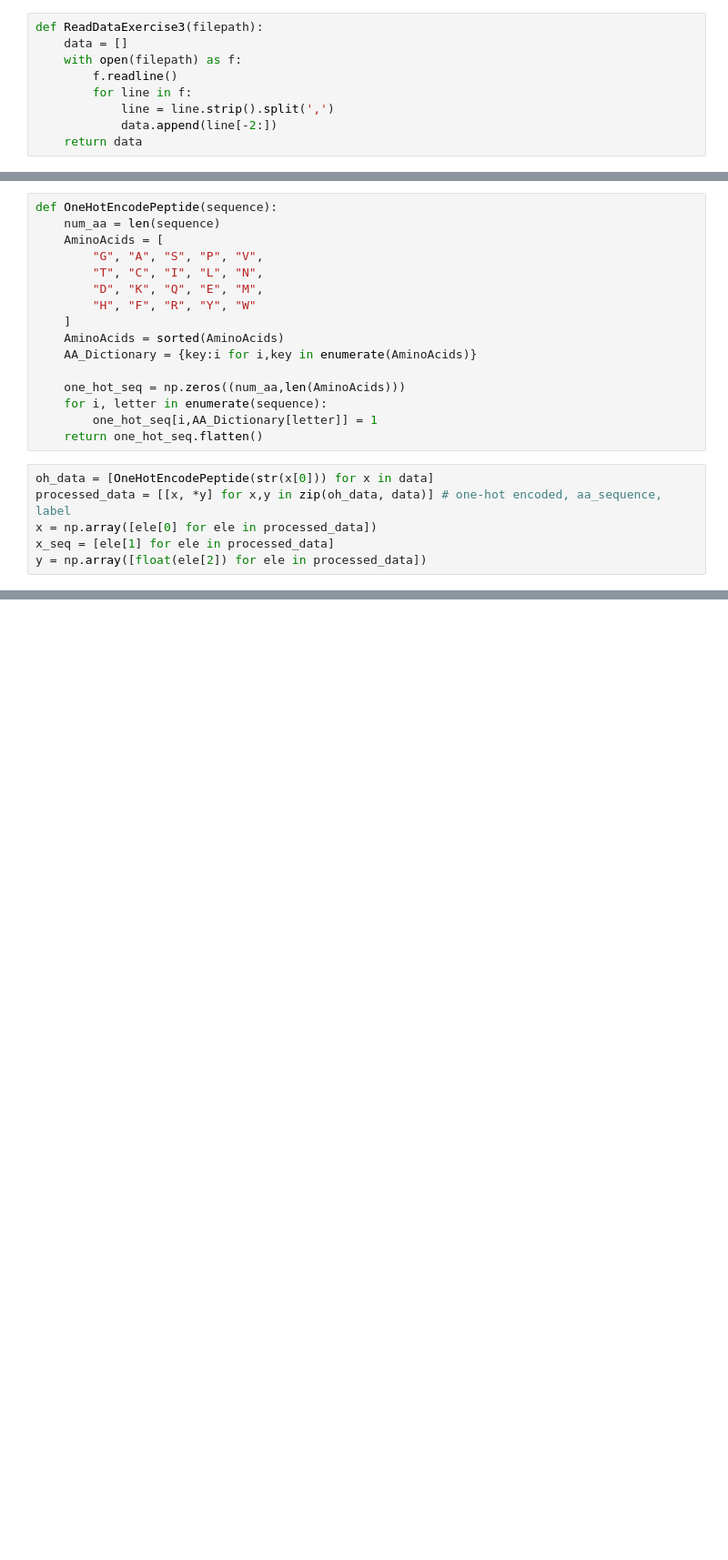
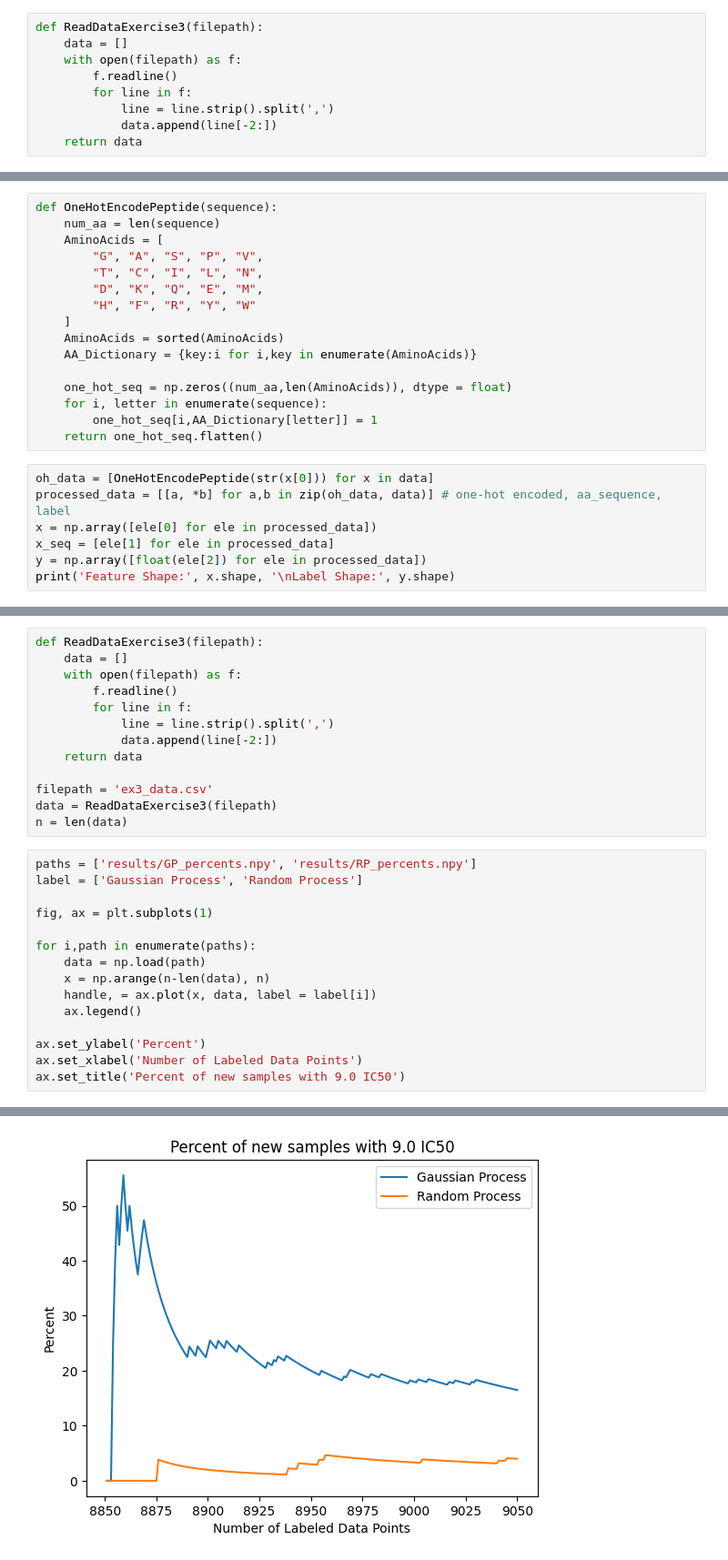
Before and after one commit to ThomasCZhang/02750_Automation, a Jupyter notebook: hw3/tczhang_exercise3.ipynb, the cells around one changed output, grey strips where cells are left out. Shown at 91% size. Drawn from its saved outputs; the diff is of its cells as text; blank space fills up the shorter version.

Commit message:
Adding exercise notebooks

```diff
--- a/hw3/tczhang_exercise3.ipynb
+++ b/hw3/tczhang_exercise3.ipynb
@@ -27,13 +29,14 @@ def OneHotEncodePeptide(sequence):
     AminoAcids = sorted(AminoAcids)
     AA_Dictionary = {key:i for i,key in enumerate(AminoAcids)}
 
-    one_hot_seq = np.zeros((num_aa,len(AminoAcids)))
+    one_hot_seq = np.zeros((num_aa,len(AminoAcids)), dtype = float)
     for i, letter in enumerate(sequence):
         one_hot_seq[i,AA_Dictionary[letter]] = 1
     return one_hot_seq.flatten()
 # %%
 oh_data = [OneHotEncodePeptide(str(x[0])) for x in data]
-processed_data = [[x, *y] for x,y in zip(oh_data, data)] # one-hot encoded, aa_sequence, label
+processed_data = [[a, *b] for a,b in zip(oh_data, data)] # one-hot encoded, aa_sequence, label
 x = np.array([ele[0] for ele in processed_data])
 x_seq = [ele[1] for ele in processed_data]
 y = np.array([float(ele[2]) for ele in processed_data])
+print('Feature Shape:', x.shape, '\nLabel Shape:', y.shape)
@@ -128,0 +210,29 @@ for i in range(0, 10):
+# %%
+def ReadDataExercise3(filepath):
+    data = []
+    with open(filepath) as f:
+        f.readline()
+        for line in f:
+            line = line.strip().split(',')
+            data.append(line[-2:])
+    return data
+
+filepath = 'ex3_data.csv'
+data = ReadDataExercise3(filepath)
+n = len(data)
+# %%
+paths = ['results/GP_percents.npy', 'results/RP_percents.npy']
+label = ['Gaussian Process', 'Random Process']
+
+fig, ax = plt.subplots(1)
+
+for i,path in enumerate(paths):
+    data = np.load(path)
+    x = np.arange(n-len(data), n)
+    handle, = ax.plot(x, data, label = label[i])
+    ax.legend()
+
+ax.set_ylabel('Percent')
+ax.set_xlabel('Number of Labeled Data Points')
+ax.set_title('Percent of new samples with 9.0 IC50')
+# %% [output]
@@ -128,0 +240 @@ for i in range(0, 10):
+[figure, added]
```
Also changed, not shown: parts of 21 cells of this notebook, 3 other files.
